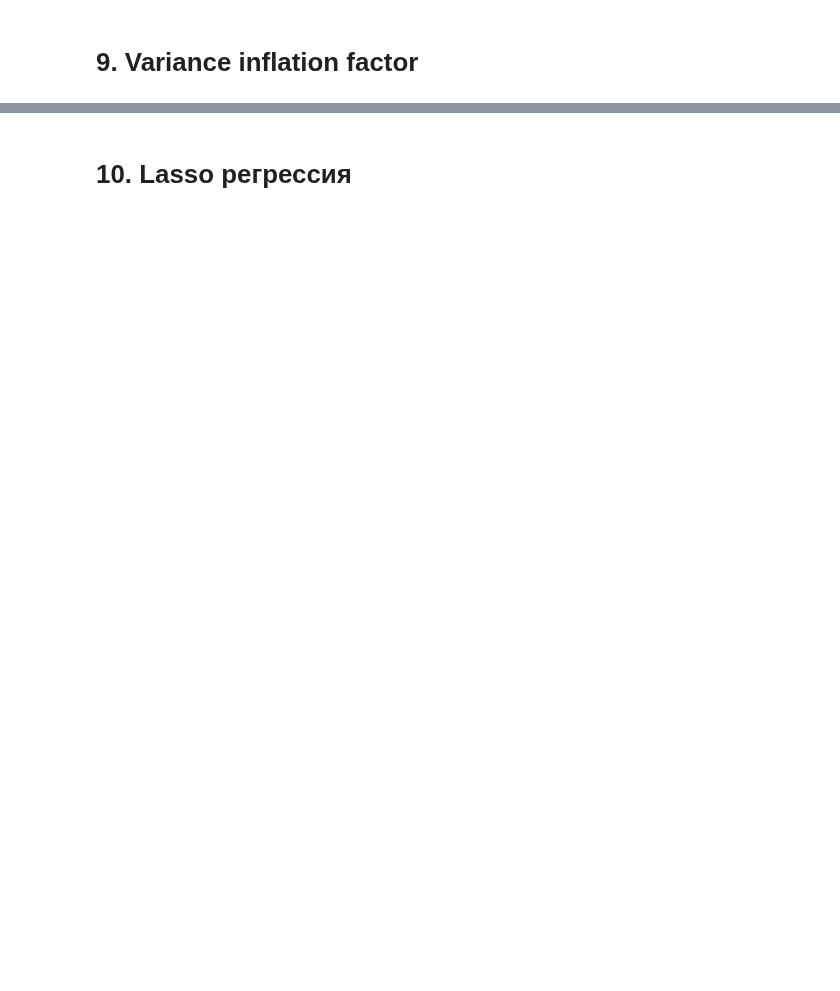
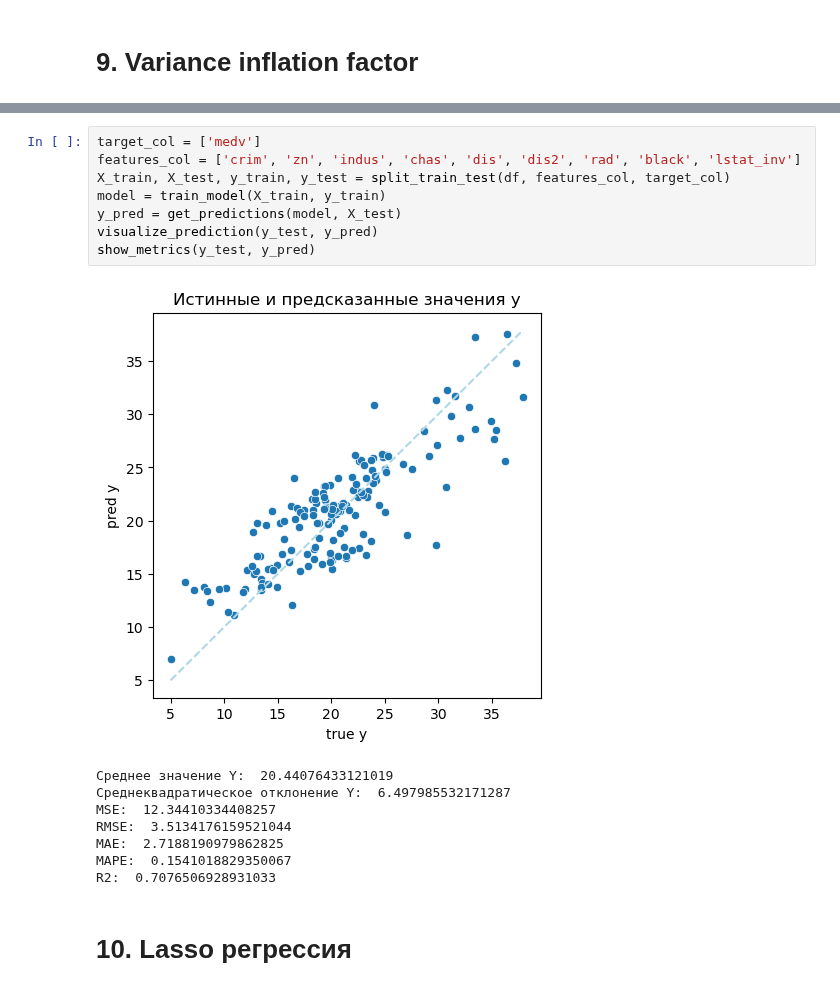
Before and after one commit to tea4erman/Innopolis-2026, a Jupyter notebook: Python/Innopolis_2026_AI_Architect_3_1_3_Polynomial_Regression.ipynb, the cells around one changed output, grey strips where cells are left out. Saved outputs shown, nothing was run; the diff lists cells and outputs as text; blank space fills up the shorter version.

```diff
--- a/Python/Innopolis_2026_AI_Architect_3_1_3_Polynomial_Regression.ipynb
+++ b/Python/Innopolis_2026_AI_Architect_3_1_3_Polynomial_Regression.ipynb
@@ -419,3 +421,20 @@ vif_data.sort_values(by = 'VIF', ascending = False).reset_index(drop = True)
+# %%
+target_col = ['medv']
+features_col = ['crim', 'zn', 'indus', 'chas', 'dis', 'dis2', 'rad', 'black', 'lstat_inv']
+X_train, X_test, y_train, y_test = split_train_test(df, features_col, target_col)
+model = train_model(X_train, y_train)
+y_pred = get_predictions(model, X_test)
+visualize_prediction(y_test, y_pred)
+show_metrics(y_test, y_pred)
+# %% [output]
+[figure, added]
+Среднее значение Y:  20.44076433121019
+Среднеквадратическое отклонение Y:  6.497985532171287
+MSE:  12.34410334408257
+RMSE:  3.5134176159521044
+MAE:  2.7188190979862825
+MAPE:  0.1541018829350067
+R2:  0.7076506928931033
 # %% [markdown]
 # 10. Lasso регрессия
 # %%
```
Also changed, not shown: parts of 13 cells of this notebook.
